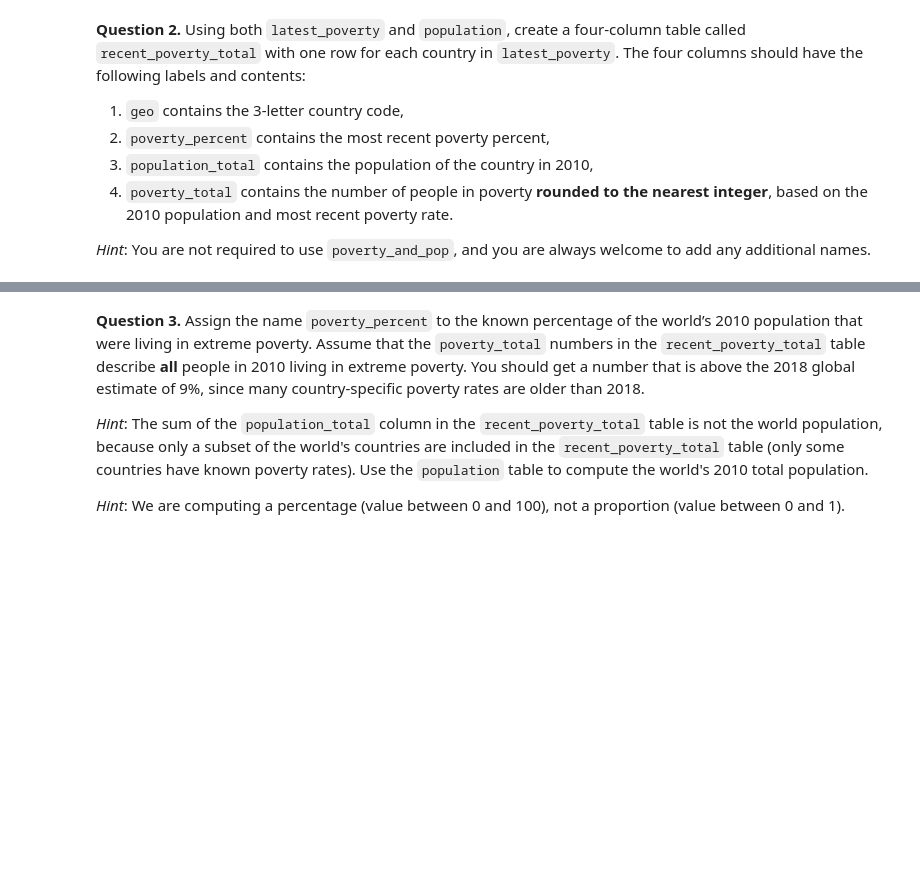
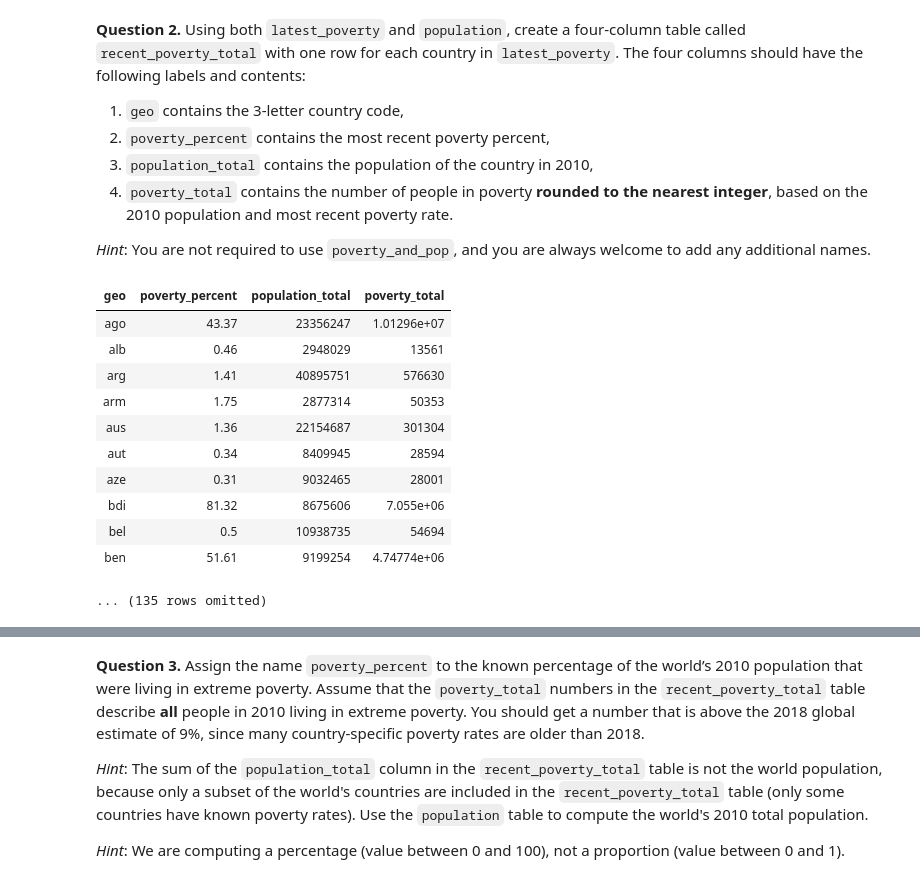
Before and after one commit to Tater-23/Data1, a Jupyter notebook: 1/Project 1/project1.ipynb, the cells around one changed output, grey strips where cells are left out. Cells and saved outputs as stored; diff of their text form; code cells hidden in the pictures; blank space fills up the shorter version.

```diff
--- a/1/Project 1/project1.ipynb
+++ b/1/Project 1/project1.ipynb
@@ -609,2 +622,20 @@ recent_poverty_total
+# %%
+poverty_and_pop = latest_poverty.join('geo', population.where('time', 2010))
+poverty_total_values = np.round(poverty_and_pop.column('poverty_percent')/100*poverty_and_pop.column('population_total'))
+recent_poverty_total = poverty_and_pop.select('geo', 'poverty_percent', 'population_total').with_column('poverty_total', poverty_total_values)
+recent_poverty_total
+# %% [output]
+| geo | poverty_percent | population_total | poverty_total |
+| ago | 43.37 | 23356247 | 1.01296e+07 |
+| alb | 0.46 | 2948029 | 13561 |
+| arg | 1.41 | 40895751 | 576630 |
+| arm | 1.75 | 2877314 | 50353 |
+| aus | 1.36 | 22154687 | 301304 |
+| aut | 0.34 | 8409945 | 28594 |
+| aze | 0.31 | 9032465 | 28001 |
+| bdi | 81.32 | 8675606 | 7.055e+06 |
+| bel | 0.5 | 10938735 | 54694 |
+| ben | 51.61 | 9199254 | 4.74774e+06 |
+... (135 rows omitted)
 # %%
 grader.check("q2_2")
```
Also changed, not shown: parts of 27 cells of this notebook, 2 other files.
